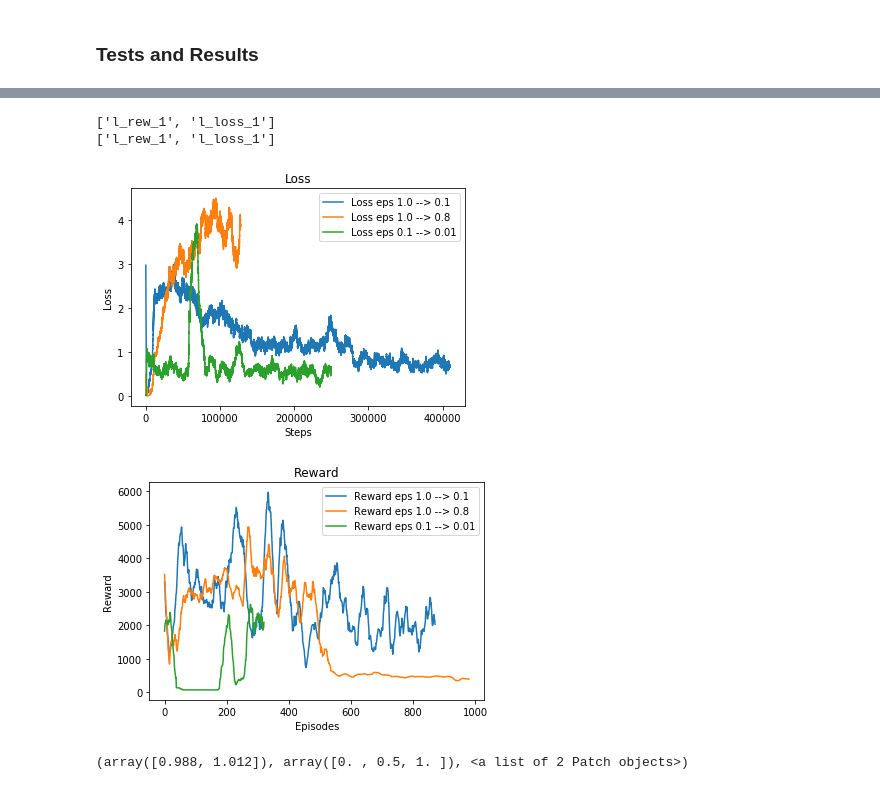
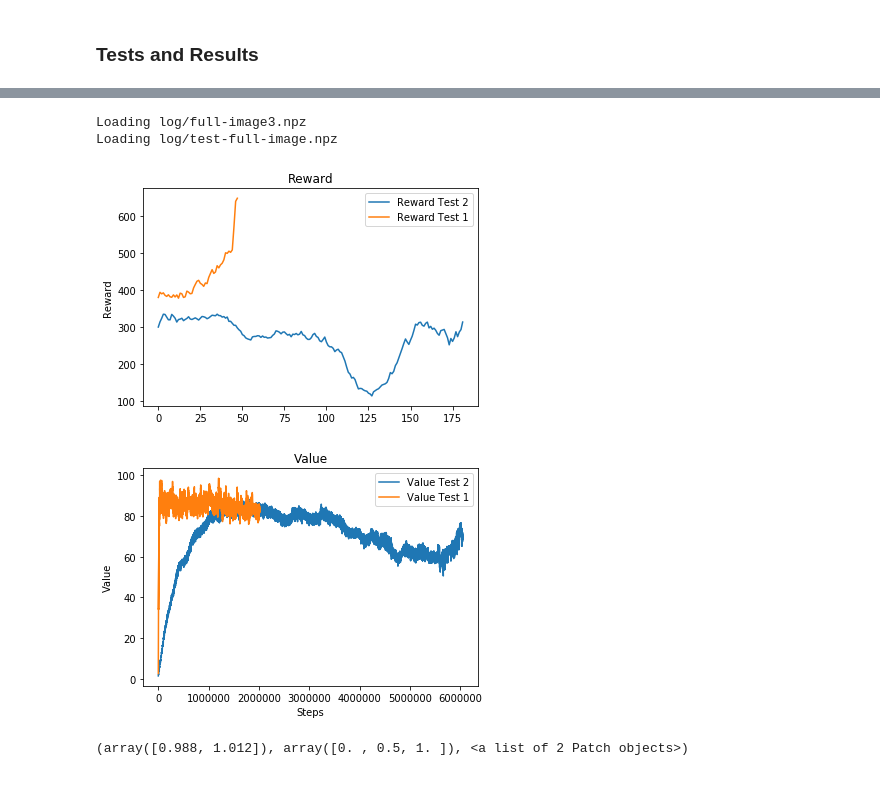
Before and after one commit to blavad/DQN-tensorflow, a Jupyter notebook: dqn_bc.ipynb, the cells around one changed output, grey strips where cells are left out. Saved outputs shown, nothing was run; the diff lists cells and outputs as text; code cells hidden in the pictures.

Commit message:
Make changes (logging)

```diff
--- a/dqn_bc.ipynb
+++ b/dqn_bc.ipynb
@@ -231,13 +256,13 @@ Obs Shape = [84, 84, 1]
 freq_test = 30000
 freq_log = 10000
 freq_save_log = 1
-freq_save = 50000
-model_name = 'test-full-image'
+freq_save = 200000
+model_name = 'long-full-image'
 
 restore_config={'restore': True,
-                'step': 200000
+                'name': 'test-full-image-2',
+                'step': 3000000
                }
-
-logging.basicConfig(filename='log/{}.log'.format(model_name), level=logging.INFO)
+#logging.basicConfig(filename='log/{}.log'.format(model_name), level=logging.DEBUG)
 # %%
 logging.info("Initialisation du modèle (Graph) ...")
@@ -447,19 +478,19 @@ file = 'log/{}.npz'.format(model_name)
 dict_log = get_np_log(file)
 l_loss, l_rew, l_value = dict_log['l_loss'],dict_log['l_rew'],dict_log['l_value']
 
-mm_loss = moving_average(l_loss, 500)
+mm_loss = moving_average(l_loss[3001000:], 1000)
 fig, axs = plt.subplots()
 axs.plot(mm_loss)
 axs.set_title('Loss')
 axs.set(xlabel='Steps', ylabel='Loss')
 
-mm_rew = moving_average(l_rew, 1)
+mm_rew = moving_average(l_rew, 3)
 fig2, axs2 = plt.subplots()
 axs2.plot(mm_rew)
 axs2.set_title('Rewards')
 axs2.set(xlabel='Steps', ylabel='Reward')
 
-mm_value = moving_average(l_value, 500)
+mm_value = moving_average(l_value[3001000:], 1000)
 fig3, axs3 = plt.subplots()
 axs3.plot(mm_value)
 axs3.set_title('Value')
@@ -472,42 +504,47 @@ axs3.set(xlabel='Steps', ylabel='Value')
 # %%
 # Compare entraînements
 test_comp = [
-    get_np_log('log_test2-2.npz').update({'label':'1'}),
-    get_np_log('log_test1_eps.npz').update({'label':'2'}),
-    get_np_log('log_test3_eps.npz').update({'label':'3'})
+    get_np_log('log/full-image3.npz'),
+
+    get_np_log('log/test-full-image.npz'),
+ #   get_np_log('log/test-full-image-2.npz'),
 ]
+
+test_comp[0].update({'label':'Test 2'})
+#test_comp[1].update({'label':'Full image retrain'})
+test_comp[1].update({'label':'Test 1'})
 
 fig, axs = plt.subplots(1)
 for dict_log in test_comp:
     mm_loss = moving_average(dict_log['l_loss'], 500)
     axs.plot(mm_loss, label='Loss {}'.format(dict_log['label']))
 axs.set_title('Loss')
 axs.set(xlabel='Steps', ylabel='Loss')
 leg = axs.legend()
-plt.savefig('plot_img/vs/eps-loss')
+plt.savefig('plot_img/vs/1vs2-eps-loss')
 
 fig, axs = plt.subplots(1)
 for dict_log in test_comp:
     mm_rew = moving_average(dict_log['l_rew'], 20)
     axs.plot(mm_rew, label='Reward {}'.format(dict_log['label']))
 axs.set_title('Reward')
-axs.set(xlabel='Episodes', ylabel='Reward')
+axs.set(xlabel='', ylabel='Reward')
 leg = axs.legend();
-plt.savefig('plot_img/vs/eps-rew')
+plt.savefig('plot_img/vs/1vs2-eps-rew')
 
 fig, axs = plt.subplots(1)
 for dict_log in test_comp:
     mm_value = moving_average(dict_log['l_value'], 500)
     axs.plot(mm_value, label='Value {}'.format(dict_log['label']))
 axs.set_title('Value')
-axs.set(xlabel='Episodes', ylabel='Value')
+axs.set(xlabel='Steps', ylabel='Value')
 leg = axs.legend();
-plt.savefig('plot_img/vs/eps-rew')
+plt.savefig('plot_img/vs/1vs2-eps-value')
 # %% [output]
-['l_rew_1', 'l_loss_1']
-['l_rew_1', 'l_loss_1']
+Loading log/full-image3.npz
+Loading log/test-full-image.npz
-[figure, old version]
+[figure, new version]
-[figure, old version]
+[figure, new version]
 # %%
 batch = list(exp_replay.sample_batch(500))
 acts = np.asarray(batch[1])
```
Also changed, not shown: parts of 13 cells of this notebook, 1 other file.
